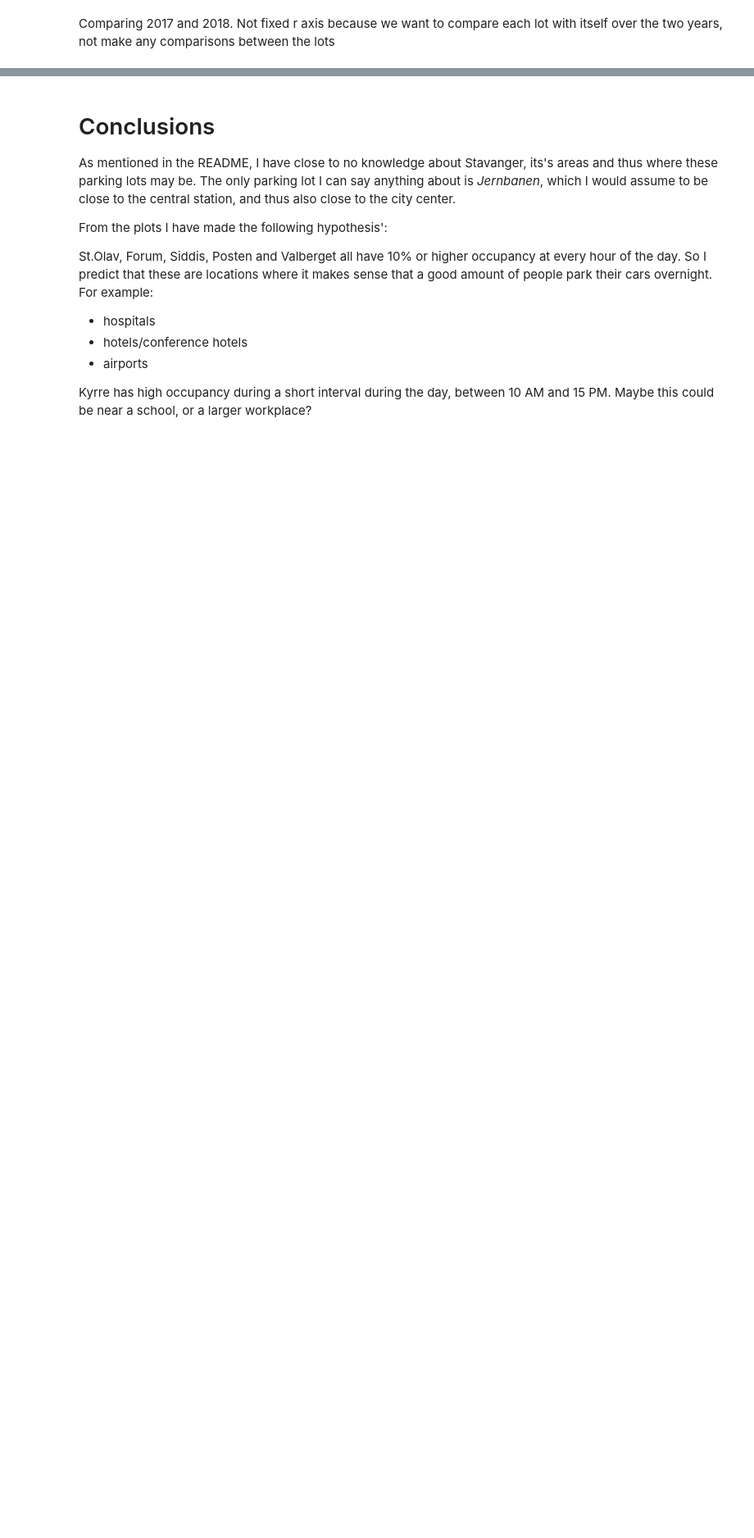
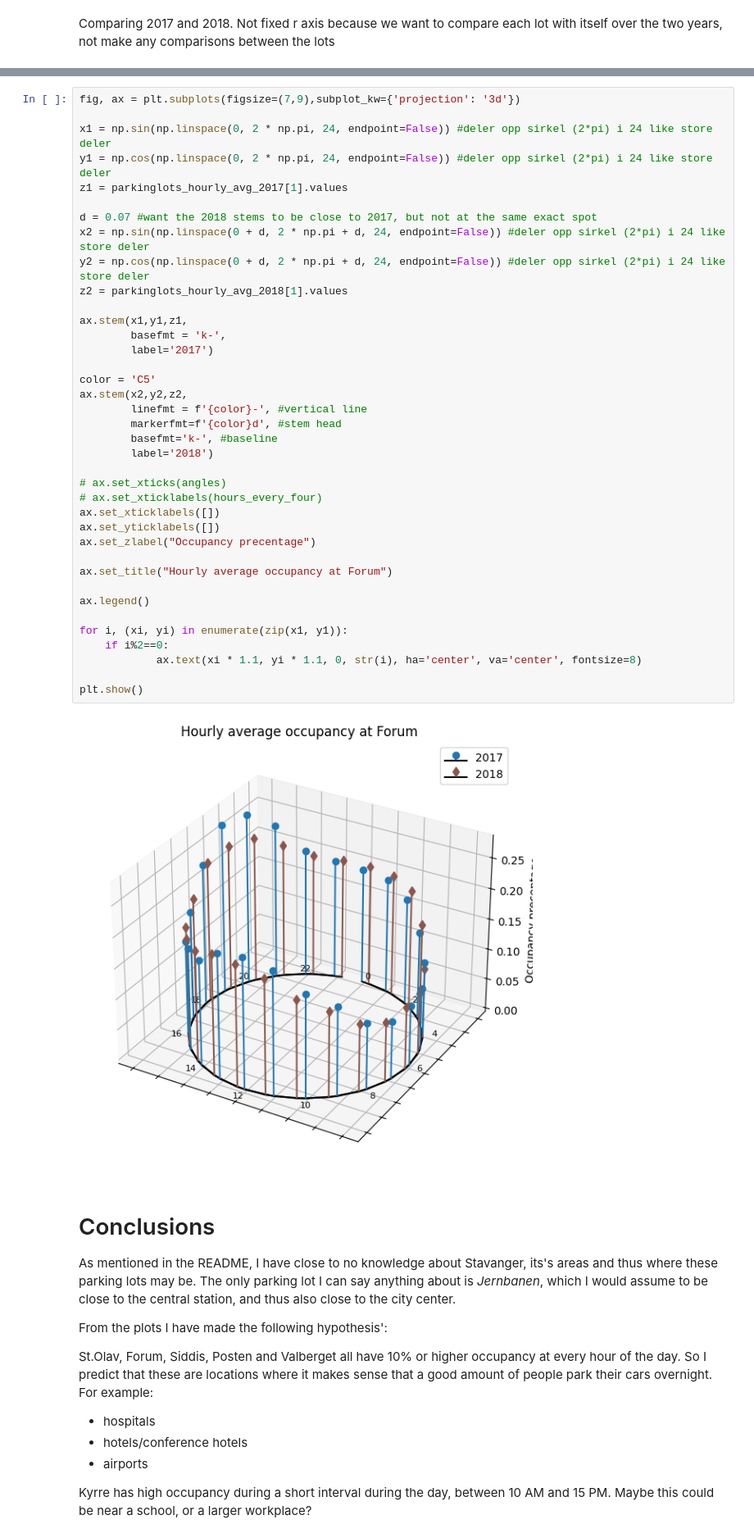
Before and after one commit to lenelise/stavanger_parkinglots, a Jupyter notebook: parking.ipynb, the cells around one changed output, grey strips where cells are left out. Shown at 82% size. Cells and saved outputs as stored; diff of their text form; blank space fills up the shorter version.

```diff
--- a/parking.ipynb
+++ b/parking.ipynb
@@ -296,3 +385,43 @@ plt.show()
+# %%
+fig, ax = plt.subplots(figsize=(7,9),subplot_kw={'projection': '3d'})
+
+x1 = np.sin(np.linspace(0, 2 * np.pi, 24, endpoint=False)) #deler opp sirkel (2*pi) i 24 like store deler
+y1 = np.cos(np.linspace(0, 2 * np.pi, 24, endpoint=False)) #deler opp sirkel (2*pi) i 24 like store deler
+z1 = parkinglots_hourly_avg_2017[1].values
+
+d = 0.07 #want the 2018 stems to be close to 2017, but not at the same exact spot
+x2 = np.sin(np.linspace(0 + d, 2 * np.pi + d, 24, endpoint=False)) #deler opp sirkel (2*pi) i 24 like store deler
+y2 = np.cos(np.linspace(0 + d, 2 * np.pi + d, 24, endpoint=False)) #deler opp sirkel (2*pi) i 24 like store deler
+z2 = parkinglots_hourly_avg_2018[1].values
+
+ax.stem(x1,y1,z1,
+        basefmt = 'k-',
+        label='2017')
+
+color = 'C5'
+ax.stem(x2,y2,z2,
+        linefmt = f'{color}-', #vertical line
+        markerfmt=f'{color}d', #stem head
+        basefmt='k-', #baseline
+        label='2018')
+
+# ax.set_xticks(angles)
+# ax.set_xticklabels(hours_every_four)
+ax.set_xticklabels([])
+ax.set_yticklabels([])
+ax.set_zlabel("Occupancy precentage")
+
+ax.set_title("Hourly average occupancy at Forum")
+
+ax.legend()
+
+for i, (xi, yi) in enumerate(zip(x1, y1)):
+    if i%2==0:
+            ax.text(xi * 1.1, yi * 1.1, 0, str(i), ha='center', va='center', fontsize=8)
+
+plt.show()
+# %% [output]
+[figure, added]
 # %% [markdown]
 # Conclusions
 
```
Also changed, not shown: parts of 9 cells of this notebook.
